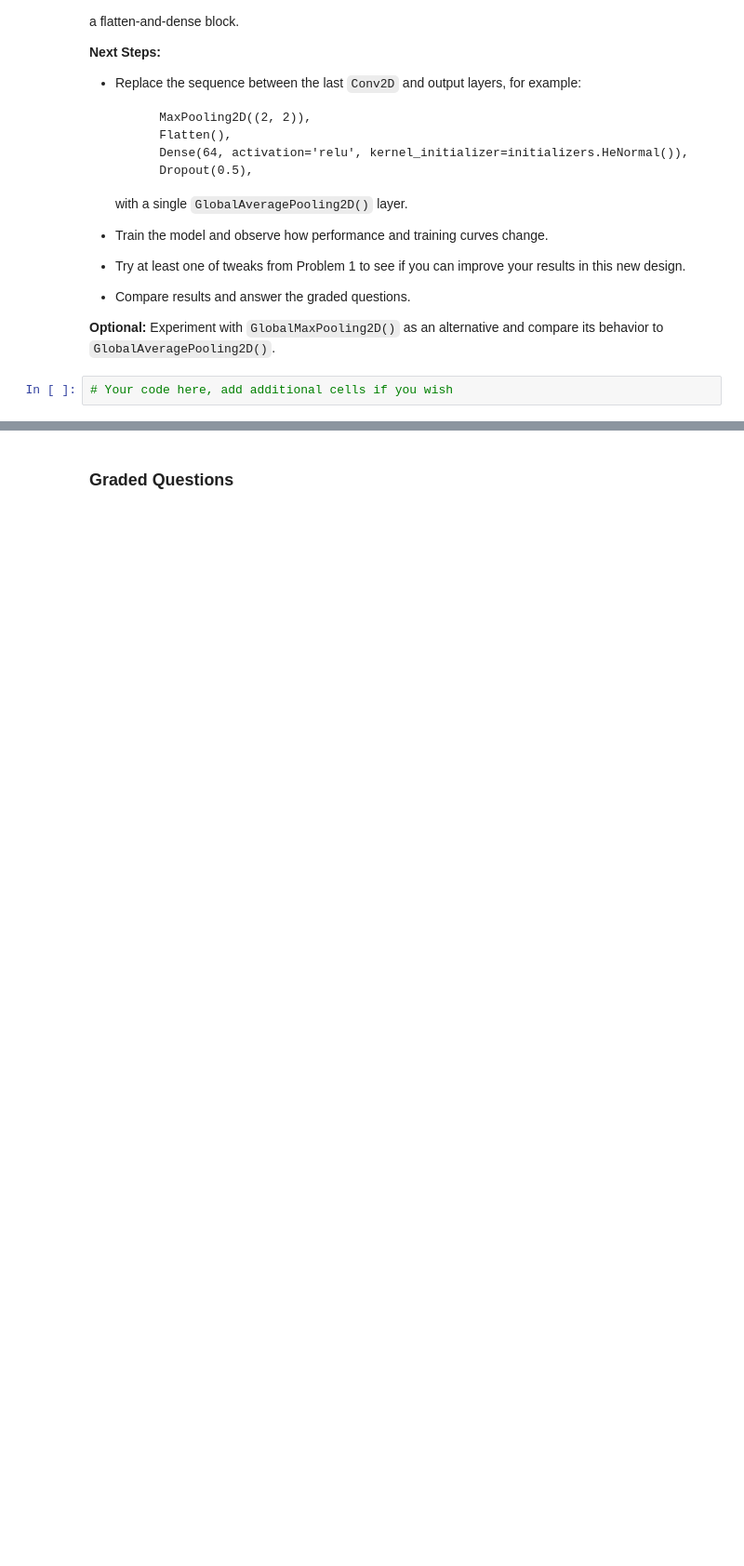
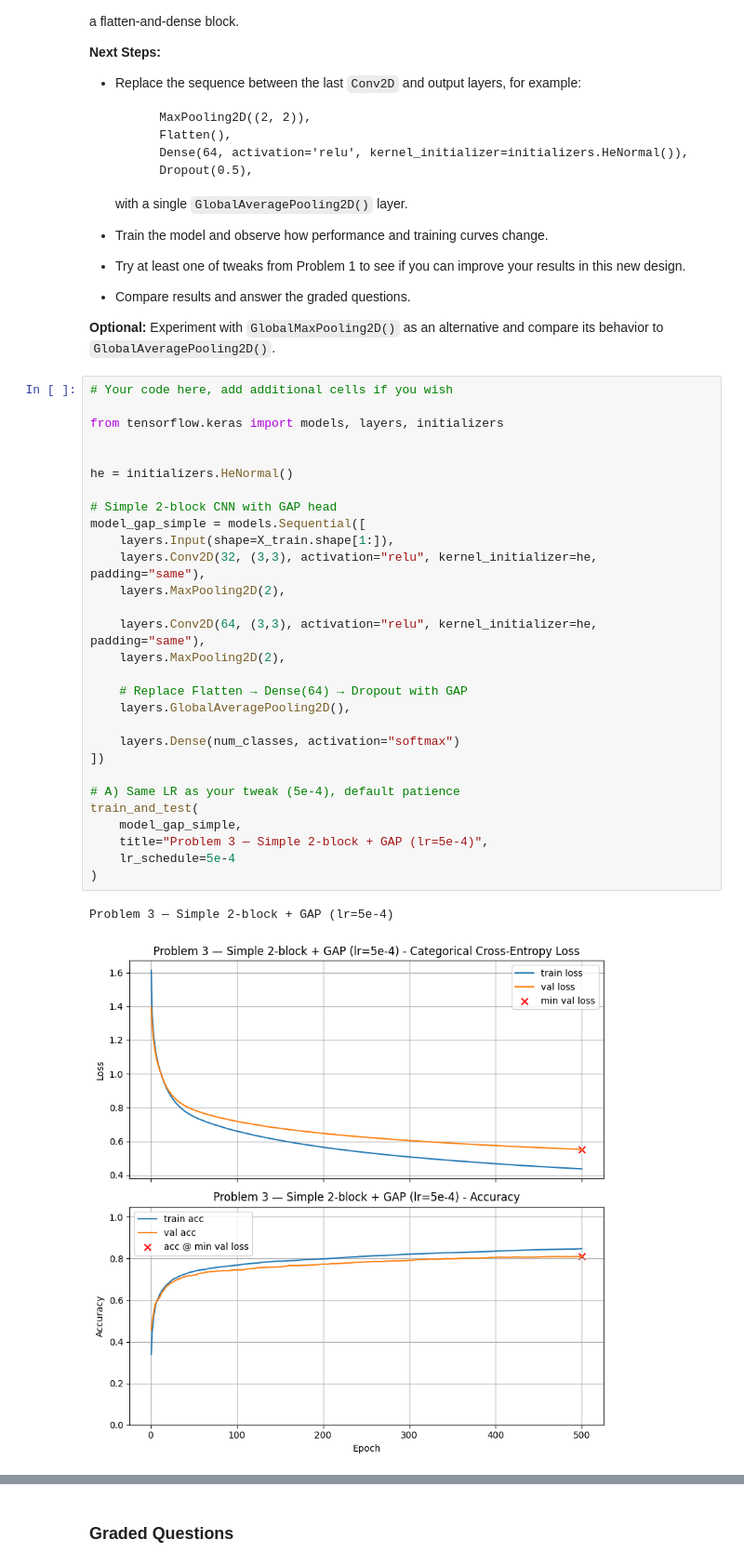
Before and after one commit to polinacsv/Module-7-Assignments, a Jupyter notebook: Homework_04.ipynb, the cells around one changed output, grey strips where cells are left out. Shown at 93% size. Drawn from its saved outputs; the diff is of its cells as text; blank space fills up the shorter version.

```diff
--- a/Homework_04.ipynb
+++ b/Homework_04.ipynb
@@ -562,3 +631,33 @@ Modify your best model from Problems 1 & 2 to use a `GlobalAveragePooling2D()` l
 Experiment with `GlobalMaxPooling2D()` as an alternative and compare its behavior to `GlobalAveragePooling2D()`.
 # %%
 # Your code here, add additional cells if you wish
+
+from tensorflow.keras import models, layers, initializers
+
+
+he = initializers.HeNormal()
+
+# Simple 2-block CNN with GAP head
+model_gap_simple = models.Sequential([
+    layers.Input(shape=X_train.shape[1:]),
+    layers.Conv2D(32, (3,3), activation="relu", kernel_initializer=he, padding="same"),
+    layers.MaxPooling2D(2),
+
+    layers.Conv2D(64, (3,3), activation="relu", kernel_initializer=he, padding="same"),
+    layers.MaxPooling2D(2),
+
+    # Replace Flatten → Dense(64) → Dropout with GAP
+    layers.GlobalAveragePooling2D(),
+
+    layers.Dense(num_classes, activation="softmax")
+])
+
+# A) Same LR as your tweak (5e-4), default patience
+train_and_test(
+    model_gap_simple,
+    title="Problem 3 — Simple 2-block + GAP (lr=5e-4)",
+    lr_schedule=5e-4
+)
+# %% [output]
+Problem 3 — Simple 2-block + GAP (lr=5e-4)
+[figure, added]
```
Also changed, not shown: parts of 18 cells of this notebook.
